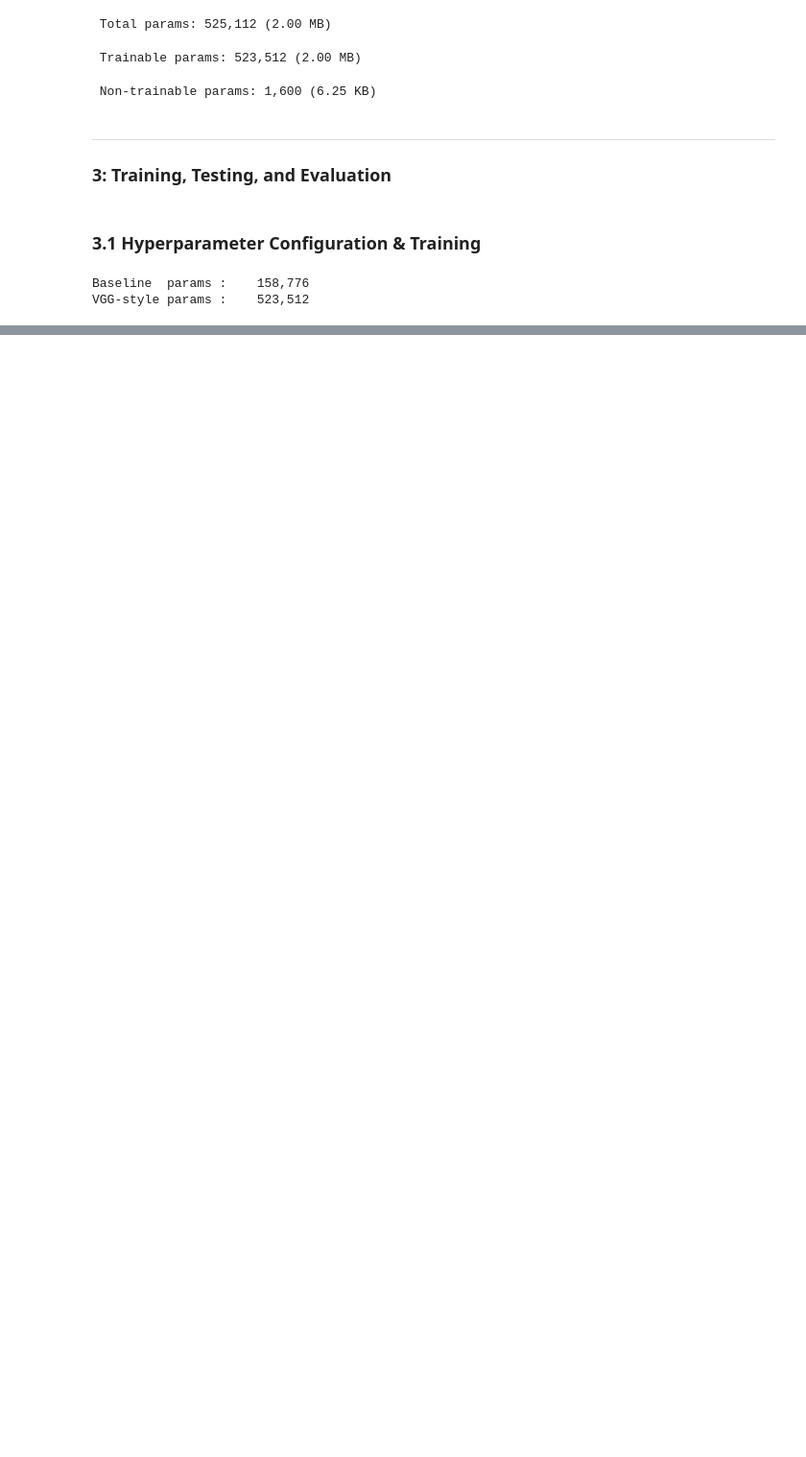
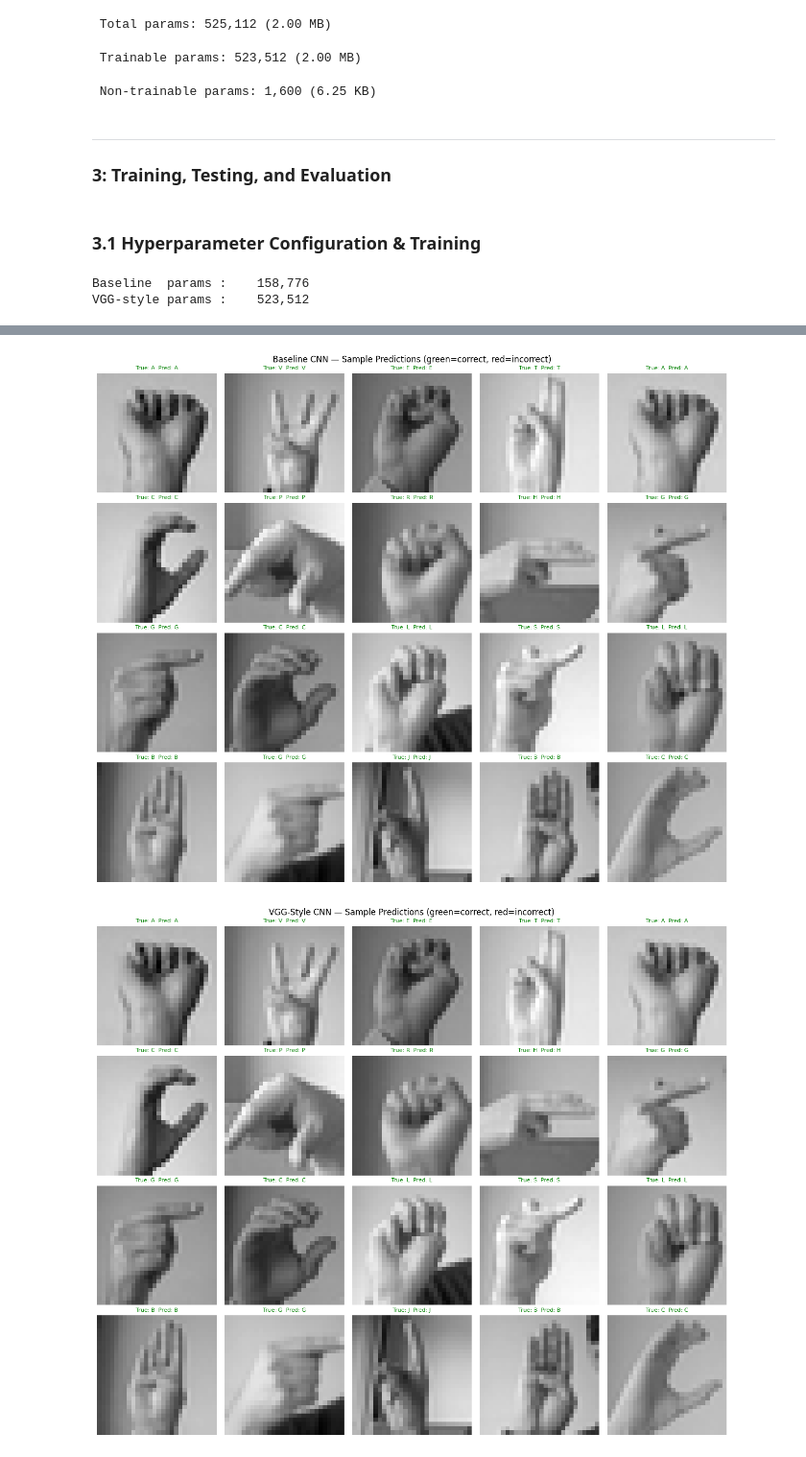
Before and after one commit to Ashonet/CSCU9M6, a Jupyter notebook: CSCU9M6_Assignment.ipynb, the cells around one changed output, grey strips where cells are left out. Shown at 96% size. Saved outputs shown, nothing was run; the diff lists cells and outputs as text; code cells hidden in the pictures; blank space fills up the shorter version.

```diff
--- a/CSCU9M6_Assignment.ipynb
+++ b/CSCU9M6_Assignment.ipynb
@@ -409,0 +576,34 @@ print(f"\nVGG-style training time: {vgg_time:.0f}s")
+# %%
+# Sample predictions
+def show_sample_predictions(model, X, y, class_names, n=20, title=""):
+    indices = np.random.RandomState(SEED).choice(len(X), n, replace=False)
+    y_pred  = np.argmax(model.predict(X[indices], verbose=0), axis=1)
+    unique_lbls = sorted(np.unique(y))
+    label_to_idx = {lbl: i for i, lbl in enumerate(unique_lbls)}
+
+    fig, axes = plt.subplots(4, 5, figsize=(13, 11))
+    axes = axes.ravel()
+    for i, idx in enumerate(indices):
+        img = X[idx].squeeze()
+        true_lbl = label_to_idx[y[idx]]
+        pred_lbl = y_pred[i]
+        correct  = true_lbl == pred_lbl
+        axes[i].imshow(img, cmap='gray', vmin=0, vmax=1)
+        color = 'green' if correct else 'red'
+        axes[i].set_title(
+            f"True: {class_names[true_lbl]}  Pred: {class_names[pred_lbl]}",
+            color=color, fontsize=8
+        )
+        axes[i].axis('off')
+        for spine in axes[i].spines.values():
+            spine.set_edgecolor(color); spine.set_linewidth(2); spine.set_visible(True)
+    plt.suptitle(f"{title} — Sample Predictions (green=correct, red=incorrect)", fontsize=12)
+    plt.tight_layout()
+    plt.savefig(f"predictions_{title.replace(' ','_')}.png", dpi=120, bbox_inches='tight')
+    plt.show()
+
+show_sample_predictions(baseline, X_test, y_test, CLASS_NAMES, title="Baseline CNN")
+show_sample_predictions(vgg,      X_test, y_test, CLASS_NAMES, title="VGG-Style CNN")
+# %% [output]
+[figure, added]
+[figure, added]
```
Also changed, not shown: parts of 10 cells of this notebook.
